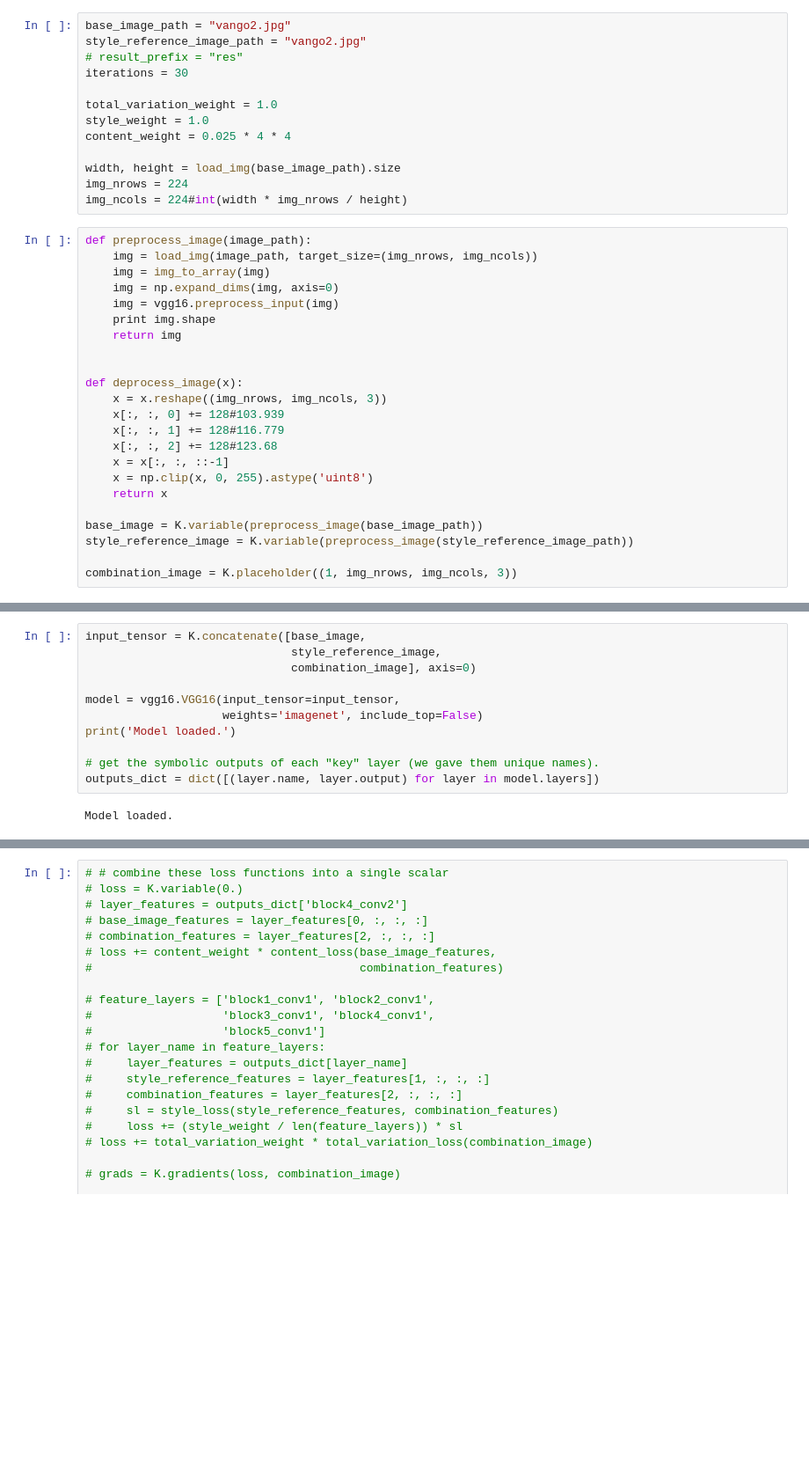
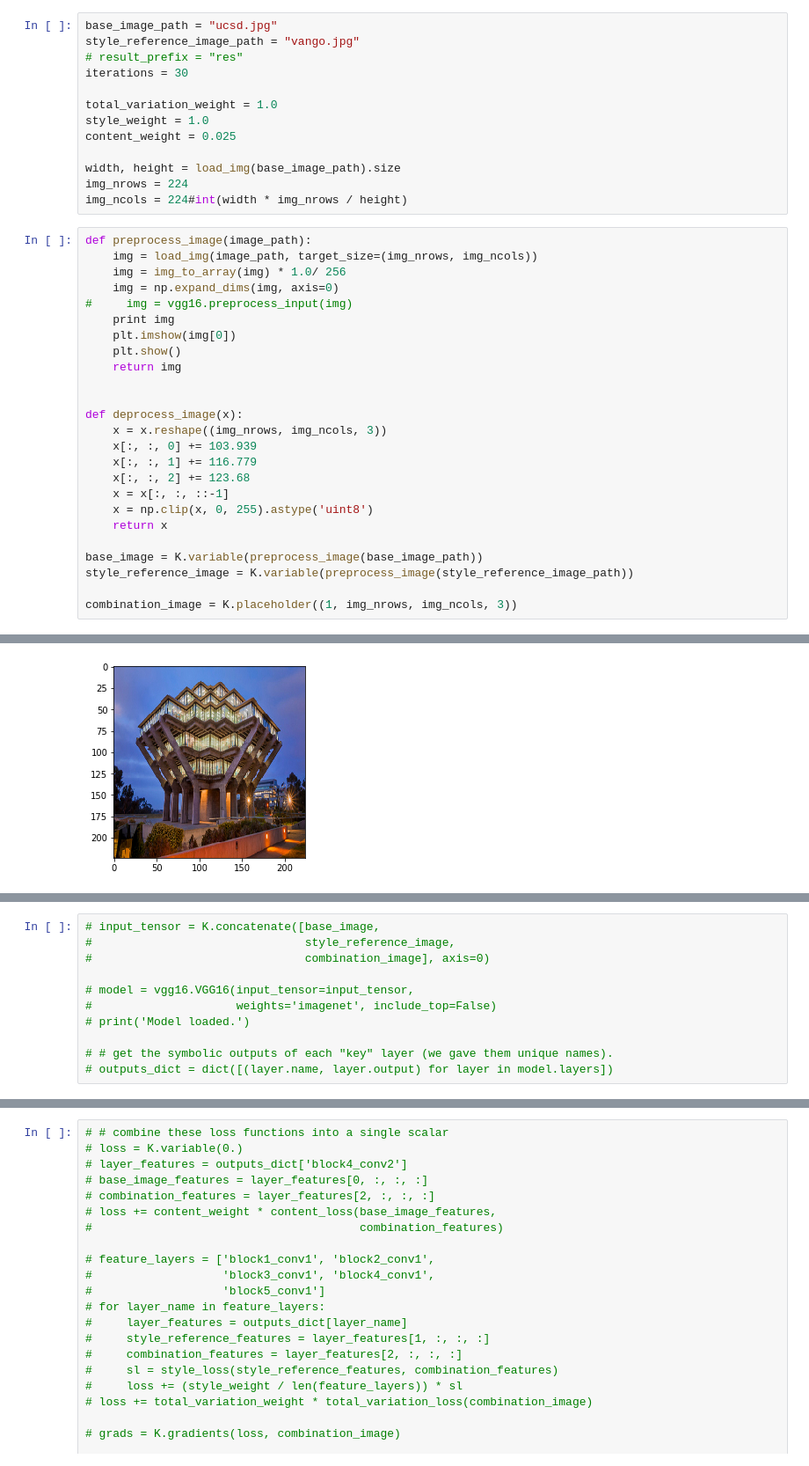
Before and after one commit to aliasvishnu/Generative-Style-Transfer, a Jupyter notebook: GNST-v2.ipynb, the cells around one changed output, grey strips where cells are left out. Shown: that part at 88% size. Drawn from its saved outputs; the diff is of its cells as text; blank space fills up the shorter version.

```diff
--- a/GNST-v2.ipynb
+++ b/GNST-v2.ipynb
@@ -25,12 +27,12 @@ import matplotlib.pyplot as plt
 # %%
-base_image_path = "vango2.jpg"
-style_reference_image_path = "vango2.jpg"
+base_image_path = "ucsd.jpg"
+style_reference_image_path = "vango.jpg"
 # result_prefix = "res"
 iterations = 30
 
 total_variation_weight = 1.0
 style_weight = 1.0
-content_weight = 0.025 * 4 * 4
+content_weight = 0.025
 
 width, height = load_img(base_image_path).size
 img_nrows = 224
@@ -38,18 +40,20 @@ img_ncols = 224#int(width * img_nrows / height)
 # %%
 def preprocess_image(image_path):
     img = load_img(image_path, target_size=(img_nrows, img_ncols))
-    img = img_to_array(img)
+    img = img_to_array(img) * 1.0/ 256
     img = np.expand_dims(img, axis=0)
-    img = vgg16.preprocess_input(img)
-    print img.shape
+#     img = vgg16.preprocess_input(img)
+    print img
+    plt.imshow(img[0])
+    plt.show()
     return img
 
 
 def deprocess_image(x):
     x = x.reshape((img_nrows, img_ncols, 3))
-    x[:, :, 0] += 128#103.939
-    x[:, :, 1] += 128#116.779
-    x[:, :, 2] += 128#123.68
+    x[:, :, 0] += 103.939
+    x[:, :, 1] += 116.779
+    x[:, :, 2] += 123.68
     x = x[:, :, ::-1]
     x = np.clip(x, 0, 255).astype('uint8')
     return x
@@ -63,0 +83 @@ combination_image = K.placeholder((1, img_nrows, img_ncols, 3))
+[figure, added]
@@ -64,16 +102,14 @@ combination_image = K.placeholder((1, img_nrows, img_ncols, 3))
 # %%
-input_tensor = K.concatenate([base_image,
-                              style_reference_image,
-                              combination_image], axis=0)
+# input_tensor = K.concatenate([base_image,
+#                               style_reference_image,
+#                               combination_image], axis=0)
 
-model = vgg16.VGG16(input_tensor=input_tensor,
-                    weights='imagenet', include_top=False)
-print('Model loaded.')
+# model = vgg16.VGG16(input_tensor=input_tensor,
+#                     weights='imagenet', include_top=False)
+# print('Model loaded.')
 
-# get the symbolic outputs of each "key" layer (we gave them unique names).
-outputs_dict = dict([(layer.name, layer.output) for layer in model.layers])
+# # get the symbolic outputs of each "key" layer (we gave them unique names).
+# outputs_dict = dict([(layer.name, layer.output) for layer in model.layers])
-# %% [output]
-Model loaded.
 # %%
 def gram_matrix(x):
     assert K.ndim(x) == 3
```
Also changed, not shown: parts of 15 cells of this notebook.
